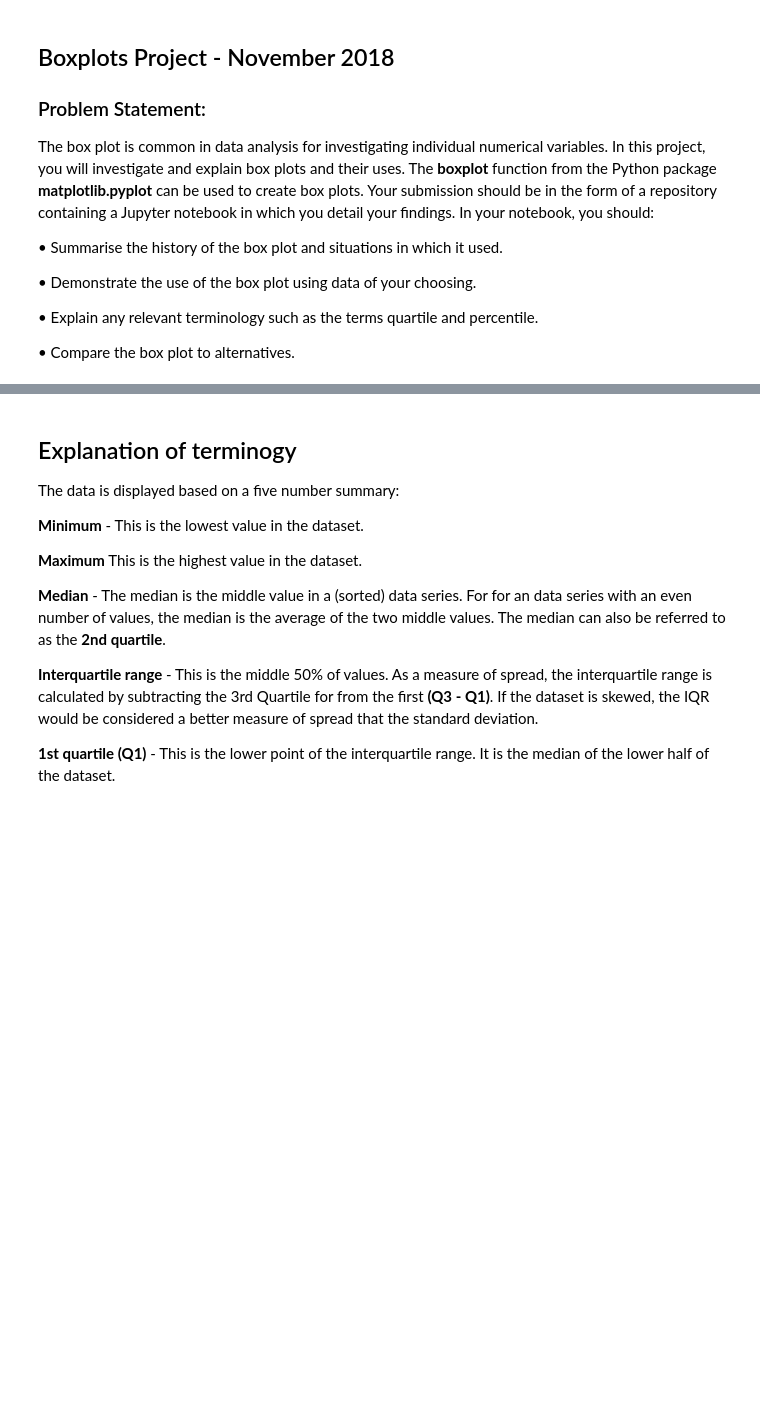
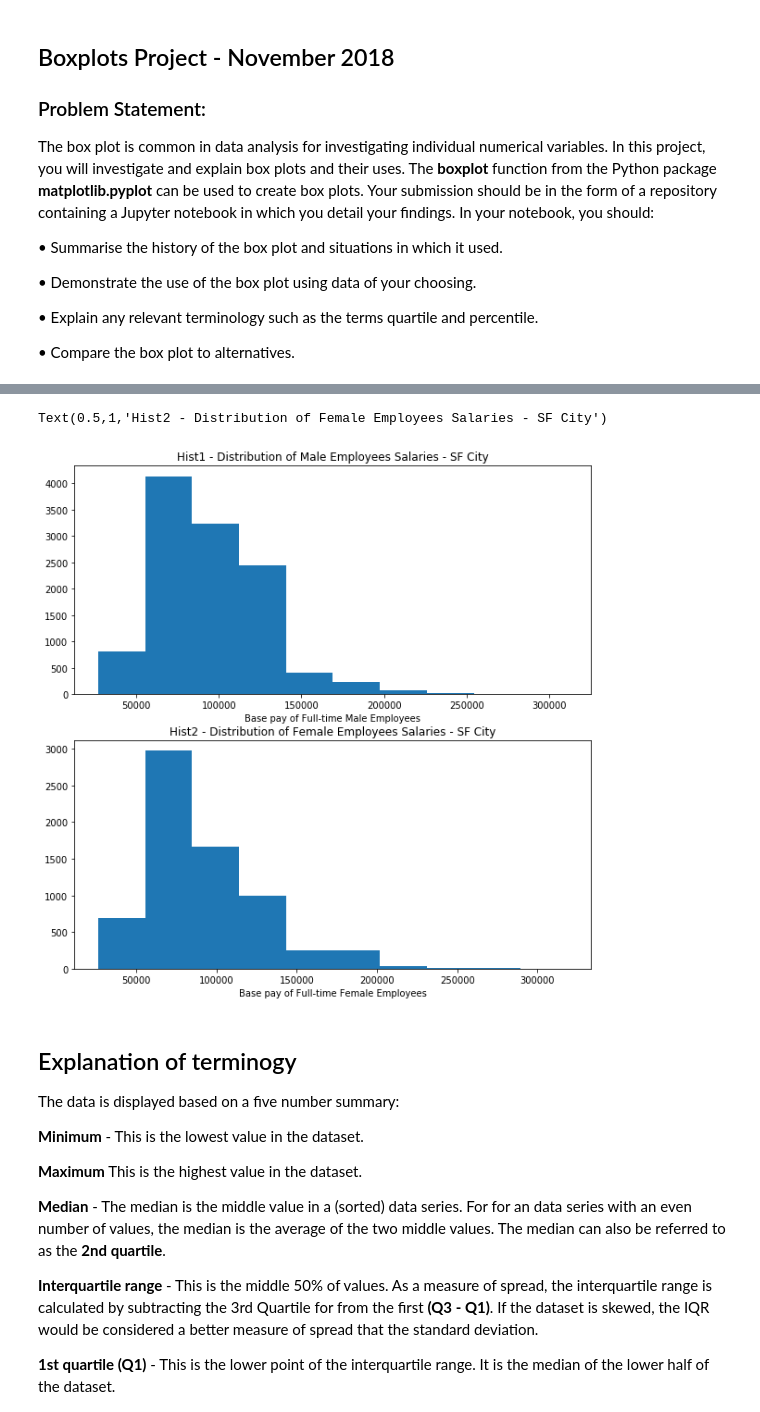
Before and after one commit to davesheils/Boxplots, a Jupyter notebook: Boxplots.ipynb, the cells around one changed output, grey strips where cells are left out. Cells and saved outputs as stored; diff of their text form; code cells hidden in the pictures; blank space fills up the shorter version.

```diff
--- a/Boxplots.ipynb
+++ b/Boxplots.ipynb
@@ -132,3 +128,18 @@ List limitations of boxplots, and explore alternatives. e.g. histograms.
+# %%
+plt.figure(figsize=(10, 10))
+
+plt.subplot(2,1,1)
+plt.hist(male['BasePay'])
+plt.xlabel("Base pay of Full-time Male Employees")
+plt.title("Hist1 - Distribution of Male Employees Salaries - SF City")
+
+plt.subplot(2,1,2)
+plt.hist(female['BasePay'])
+plt.xlabel("Base pay of Full-time Female Employees")
+plt.title("Hist2 - Distribution of Female Employees Salaries - SF City")
+# %% [output]
+Text(0.5,1,'Hist2 - Distribution of Female Employees Salaries - SF City')
+[figure, added]
 # %% [markdown]
 ## Explanation of terminogy
 
```
Also changed, not shown: parts of 16 cells of this notebook, 3 other files.
